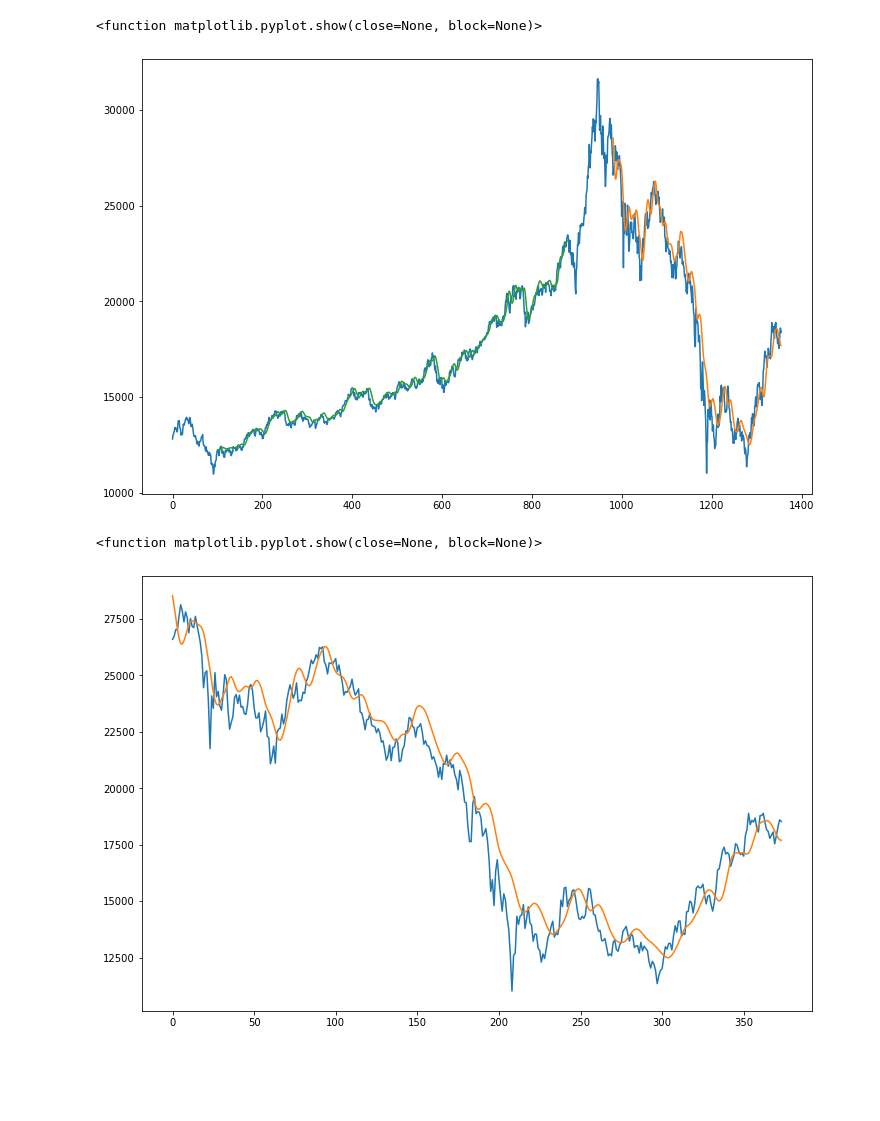
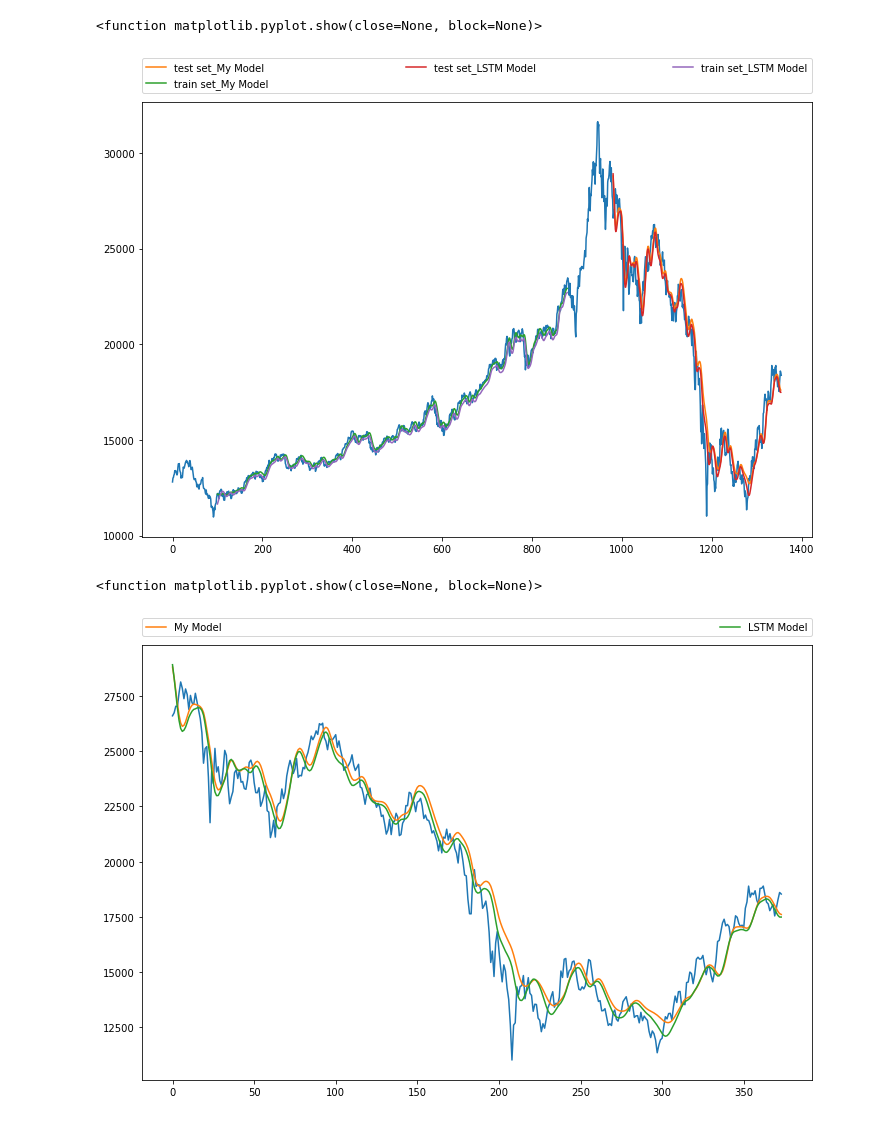
Before and after one commit to TheYankkk/MLFT, a Jupyter notebook: Question2_LSTM.ipynb, the cells around one changed output. Cells and saved outputs as stored; diff of their text form; code cells hidden in the pictures; blank space fills up the shorter version.

```diff
--- a/Question2_LSTM.ipynb
+++ b/Question2_LSTM.ipynb
@@ -70 +70,10 @@ Epoch 100/100
 <tensorflow.python.keras.callbacks.History at 0x...>
+# %%
+model_origin=Sequential()
+model_origin.add(LSTM(50,return_sequences=True,input_shape=(100,1)))
+model_origin.add(LSTM(50,return_sequences=True))
+model_origin.add(LSTM(50))
+model_origin.add(Dense(1))
+model_origin.compile(loss='mean_squared_error',optimizer='adam')
+# %%
+model_origin.fit(X_train,y_train,validation_data=(X_test,y_test),epochs=100,batch_size=64,verbose=1)
@@ -73,30 +101,48 @@ train_predict=model.predict(X_train)
 test_predict=model.predict(X_test)
 train_predict=scaler.inverse_transform(train_predict)
 test_predict=scaler.inverse_transform(test_predict)
+train_predict2=model_origin.predict(X_train)
+test_predict2=model_origin.predict(X_test)
+train_predict2=scaler.inverse_transform(train_predict2)
+test_predict2=scaler.inverse_transform(test_predict2)
 # %%
 look_back=100
 trainPredictPlot=np.empty_like(data)
 trainPredictPlot[:,:]=np.nan
 trainPredictPlot[look_back:len(train_predict)+look_back,:] = train_predict
+trainPredictPlot2=np.empty_like(data)
+trainPredictPlot2[:,:]=np.nan
+trainPredictPlot2[look_back:len(train_predict2)+look_back,:] = train_predict2
 
 testPredictPlot=np.empty_like(data)
 testPredictPlot[:,:] = np.nan
 testPredictPlot[len(train_predict)+(look_back*2)+1:len(data)-1,:] = test_predict
+testPredictPlot2=np.empty_like(data)
+testPredictPlot2[:,:] = np.nan
+testPredictPlot2[len(train_predict2)+(look_back*2)+1:len(data)-1,:] = test_predict2
+
 
 plt.figure(figsize=(12,8))
 plt.plot(scaler.inverse_transform(data))
-plt.plot(testPredictPlot)
-plt.plot(trainPredictPlot)
+plt.plot(testPredictPlot,label="test set_My Model")
+plt.plot(trainPredictPlot,label="train set_My Model")
+plt.plot(testPredictPlot2,label="test set_LSTM Model")
+plt.plot(trainPredictPlot2,label="train set_LSTM Model")
+plt.legend(bbox_to_anchor=(0., 1.02, 1., .102), loc=3,
+       ncol=3, mode="expand", borderaxespad=0.)
 
 plt.show
 # %% [output]
 <function matplotlib.pyplot.show(close=None, block=None)>
-[figure, old version]
+[figure, new version]
 # %%
 plt.figure(figsize=(12,8))
 plt.plot(scaler.inverse_transform(data)[len(train_predict)+(look_back*2)+1:len(data)-1])
-plt.plot(test_predict)
+plt.plot(test_predict,label="My Model")
+plt.plot(test_predict2,label="LSTM Model")
+plt.legend(bbox_to_anchor=(0., 1.02, 1., .102), loc=3,
+       ncol=3, mode="expand", borderaxespad=0.)
 plt.show
 # %% [output]
 <function matplotlib.pyplot.show(close=None, block=None)>
-[figure, old version]
+[figure, new version]
```
Also changed, not shown: parts of 2 cells of this notebook.
